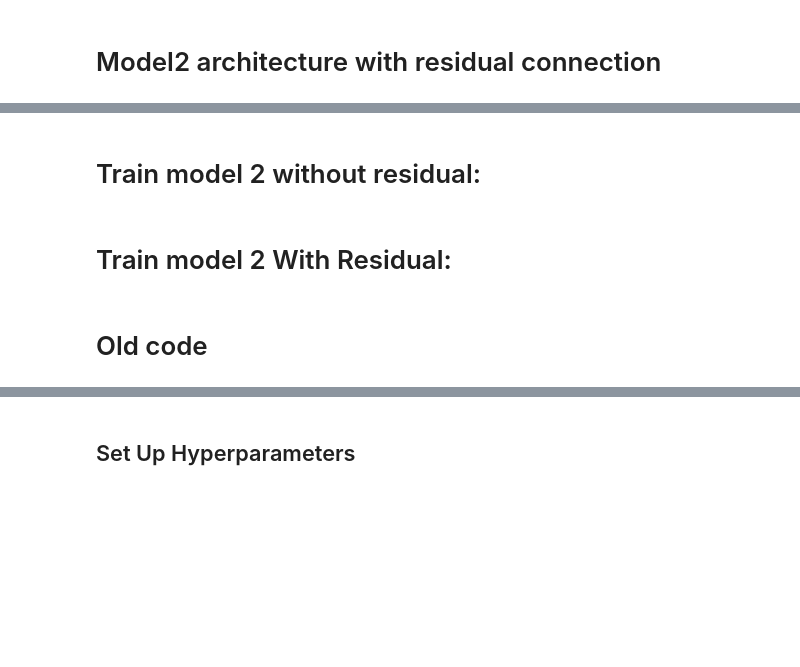
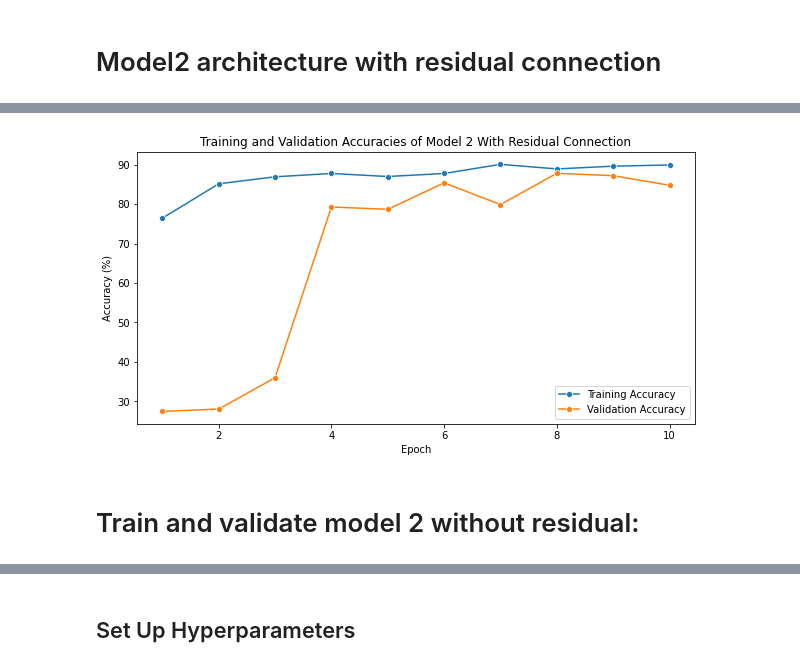
Before and after one commit to bowenyi-pierre/Skin-Cancer-Detection, a Jupyter notebook: 442FinalProject_bowen.ipynb, the cells around one changed output, grey strips where cells are left out. Cells and saved outputs as stored; diff of their text form; code cells hidden in the pictures; blank space fills up the shorter version.

```diff
--- a/442FinalProject_bowen.ipynb
+++ b/442FinalProject_bowen.ipynb
@@ -134,7 +132,8 @@ class ImageData(Dataset):
     self.root = 'data/images/'
     self.cancerous_path = 'data/cancerous_HAM10000_metadata.csv'
     self.non_cancerous_path = 'data/non_cancerous_HAM10000_metadata.csv'
-    self.complete_path = 'data/evenmore_downsampled_partitioned.csv'
+    self.complete_path = 'data/partitioned_HAM10000_metadata.csv'
+#     self.complete_path = 'data/evenmore_downsampled_partitioned.csv'
     self.transform = transforms.Compose([
         transforms.PILToTensor(),
         transforms.ConvertImageDtype(torch.float),
@@ -494,8 +491,8 @@ model = LeNetBinaryClassifier(input_size=(224, 224)).to(device)
 # %%
 # # TODO: Adjust input dimensions
 
-
-# model = FirstModel().to(device)
+# model1 = LeNetBinaryClassifier(input_size=(224, 224)).to(device)
+model1 = FirstModel().to(device)
 
 batch_size = 128
 shuffle = True
@@ -511,7 +508,7 @@ lr = .001
 num_epochs = 3
 
 criterion = nn.BCEWithLogitsLoss()
-optimizer = torch.optim.Adam(model.parameters(), lr=lr)
+optimizer = torch.optim.Adam(model1.parameters(), lr=lr)
 
 # Train:
 
@@ -520,7 +517,7 @@ validation_accuracies = []
 
 # Train:
 for epoch in range(num_epochs):
-    model.train()
+    model1.train()
     running_loss = 0.0
     correct = 0
     total = 0
@@ -531,7 +528,7 @@ for epoch in range(num_epochs):
         num_labels = torch.tensor([1 if (label == 'mel' or label == 'bcc') else 0 for label in labels], dtype=torch.float32).to(device).unsqueeze(1)
 
         optimizer.zero_grad()
-        outputs = model(images)
+        outputs = model1(images)
         loss = criterion(outputs, num_labels)
         loss.backward()
         optimizer.step()
@@ -548,7 +545,7 @@ for epoch in range(num_epochs):
     print(f"Epoch:{epoch}, training accuracy: {train_accuracy}")
     training_accuracies.append(train_accuracy)
 
-    model.eval()
+    model1.eval()
     with torch.no_grad():
         correct = 0
         total = 0
@@ -557,7 +554,7 @@ for epoch in range(num_epochs):
 
             num_labels = torch.tensor([1 if (label == 'mel' or label == 'bcc') else 0 for label in labels], dtype=torch.float32).to(device).unsqueeze(1)
     #         print(images.shape)
-            outputs = model(images)
+            outputs = model1(images)
             predicted = (outputs > 0).float()
 
             total += num_labels.size(0)
@@ -964,2 +1001,14 @@ class model_2_with_residual(nn.Module):
+# %%
+plt.figure(figsize=(10, 5))
+sns.lineplot(range(1, num_epochs + 1), training_accuracies, marker='o', label='Training Accuracy')
+sns.lineplot(range(1, num_epochs + 1), validation_accuracies, marker='o', label='Validation Accuracy')
+plt.title('Training and Validation Accuracies of Model 2 With Residual Connection')
+plt.xlabel('Epoch')
+plt.ylabel('Accuracy (%)')
+plt.legend()
+plt.savefig('train_valid_acc_model_2_residual.png')
+plt.show()
+# %% [output]
+[figure, added]
 # %% [markdown]
-# Train model 2 without residual:
+# Train and validate model 2 without residual:
@@ -1011,4 +1014,0 @@ class model_2_with_residual(nn.Module):
-# %% [markdown]
-# Train model 2 With Residual:
-# %% [markdown]
-# Old code
```
Also changed, not shown: parts of 35 cells of this notebook.
